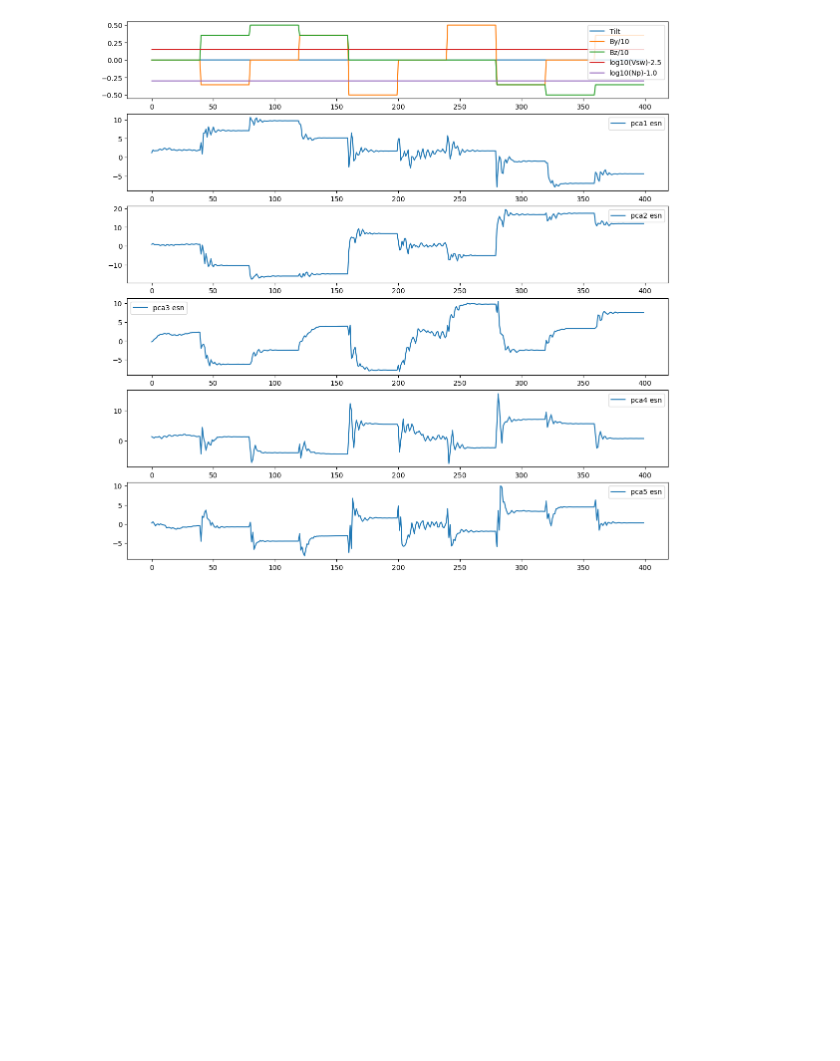
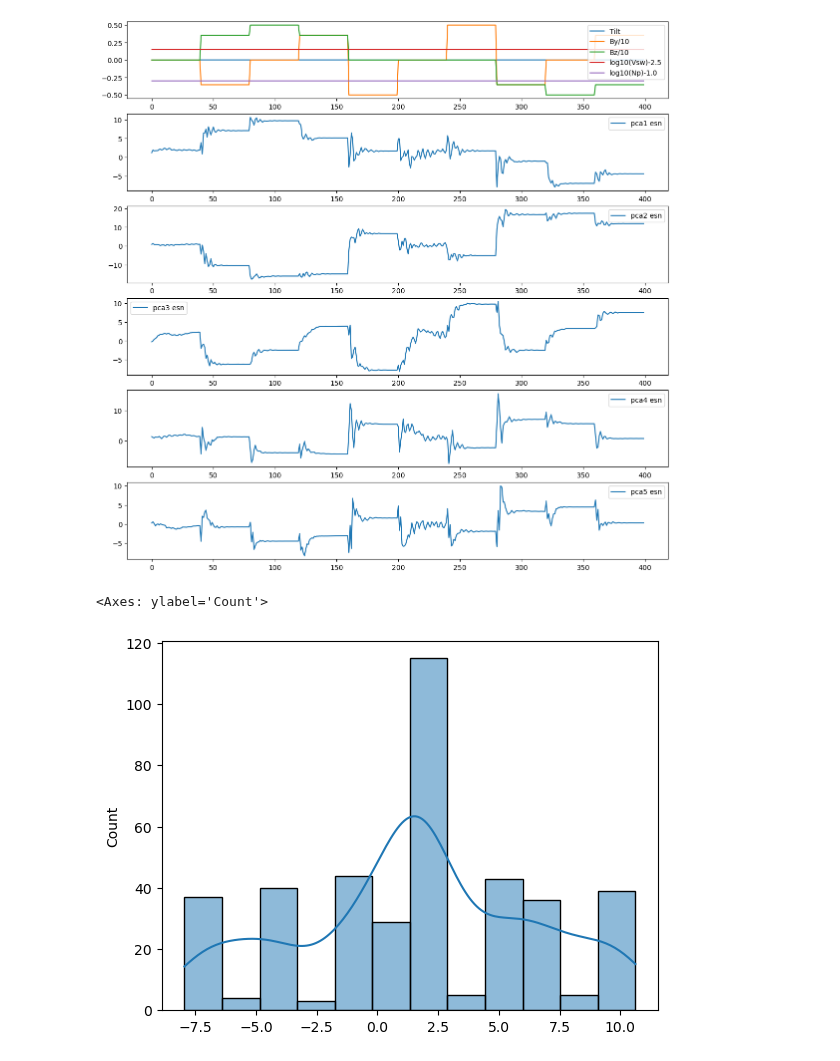
Before and after one commit to reddy-sachin/REPPU-ESN2, a Jupyter notebook: rep_emu_f2_current_sr.ipynb, the cells around one changed output. Drawn from its saved outputs; the diff is of its cells as text; code cells hidden in the pictures; blank space fills up the shorter version.

```diff
--- a/rep_emu_f2_current_sr.ipynb
+++ b/rep_emu_f2_current_sr.ipynb
@@ -221,6 +220,11 @@ ax6.legend()
 plt.show()
 # %% [output]
 [figure]
+# %%
+sns.histplot(test_Y[:,0], kde=True)
+# %% [output]
+<Axes: ylabel='Count'>
+[figure, added]
 # %%
 datpca=test_Y/flearn
 
```
Also changed, not shown: parts of 2 cells of this notebook, 8 other files.
